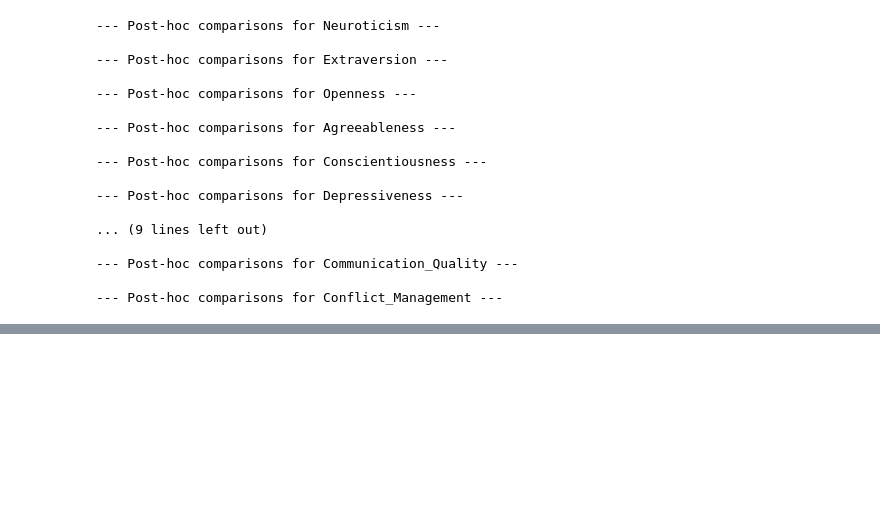
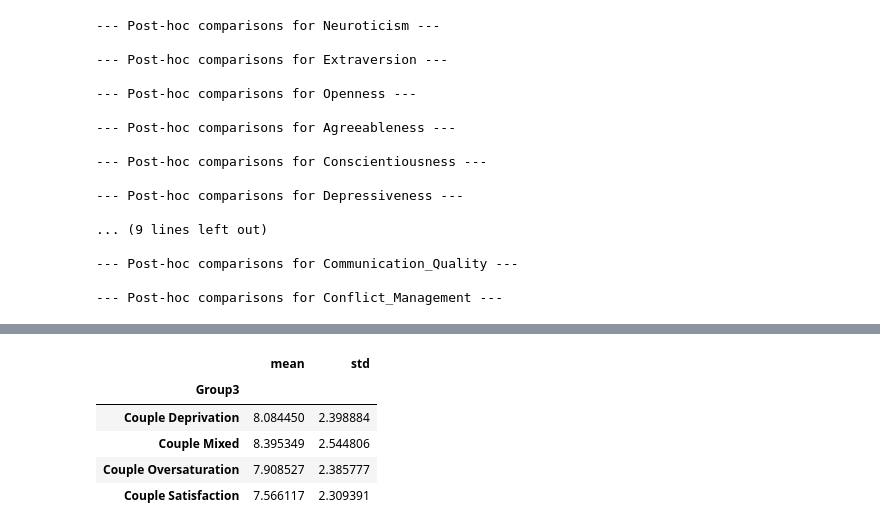
Before and after one commit to EdgardoCS/touchCouples, a Jupyter notebook: 3-ANOVA_stats.ipynb, the cells around one changed output, grey strips where cells are left out. Drawn from its saved outputs; the diff is of its cells as text; code cells hidden in the pictures; blank space fills up the shorter version.

```diff
--- a/3-ANOVA_stats.ipynb
+++ b/3-ANOVA_stats.ipynb
@@ -34,13 +34,17 @@ df.loc[df['Group3'] == 'Couple Satisfaction', 'Group4'] = 'Couple Satisfaction'
 
 # Deprived groups
 # df.loc[df['Group3'] == 'Couple Deprivation', 'Group4'] = 'Couple Deprivation'
-df.loc[df['Group2'] == 'One-sided Deprivation', 'Group4'] = 'Deprived_One'
-df.loc[df['Group1'] == 'SubGroup3', 'Group4'] = 'Deprived_Both'
+# df.loc[df['Group2'] == 'One-sided Deprivation', 'Group4'] = 'Deprived_One'
+df.loc[df['Group1'] == 'SubGroup-DeprivedBoth', 'Group4'] = 'Deprived_Both'
+df.loc[df['Group1'] == 'SubGroup-DeprivedMe', 'Group4'] = 'Deprived_Me'
+df.loc[df['Group1'] == 'SubGroup-DeprivedPartner', 'Group4'] = 'Deprived_Partner'
 #
-# Saturated groups
-# df.loc[df['Group3'] == 'Couple Saturation', 'Group4'] = 'Couple Saturation'
-df.loc[df['Group2'] == 'One-sided Saturation', 'Group4'] = 'Saturated_One'
-df.loc[df['Group1'] == 'SubGroup6', 'Group4'] = 'Saturated_Both'
+# Oversaturated groups
+# df.loc[df['Group3'] == 'Couple Oversaturation', 'Group4'] = 'Couple Oversaturation'
+# df.loc[df['Group2'] == 'One-sided Oversaturation', 'Group4'] = 'Oversaturated_One'
+df.loc[df['Group1'] == 'SubGroup-OversaturatedBoth', 'Group4'] = 'Oversaturated_Both'
+df.loc[df['Group1'] == 'SubGroup-OversaturatedMe', 'Group4'] = 'Oversaturated_Me'
+df.loc[df['Group1'] == 'SubGroup-OversaturatedPartner', 'Group4'] = 'Oversaturated_Partner'
 
 df.loc[df['Group3'] == 'Couple Mixed', 'Group4'] = 'Couple Mixed'
 # %%
@@ -228,0 +370,10 @@ final_turkey = pd.concat(all_results, ignore_index=True)
+# %%
+dv = 'Neuroticism'
+df.groupby("Group3")[dv].agg(["mean", "std"])
+# %% [output]
+|  | mean | std |
+| Group3 |  |  |
+| Couple Deprivation | 8.084450 | 2.398884 |
+| Couple Mixed | 8.395349 | 2.544806 |
+| Couple Oversaturation | 7.908527 | 2.385777 |
+| Couple Satisfaction | 7.566117 | 2.309391 |
```
Also changed, not shown: parts of 12 cells of this notebook, 19 other files.
